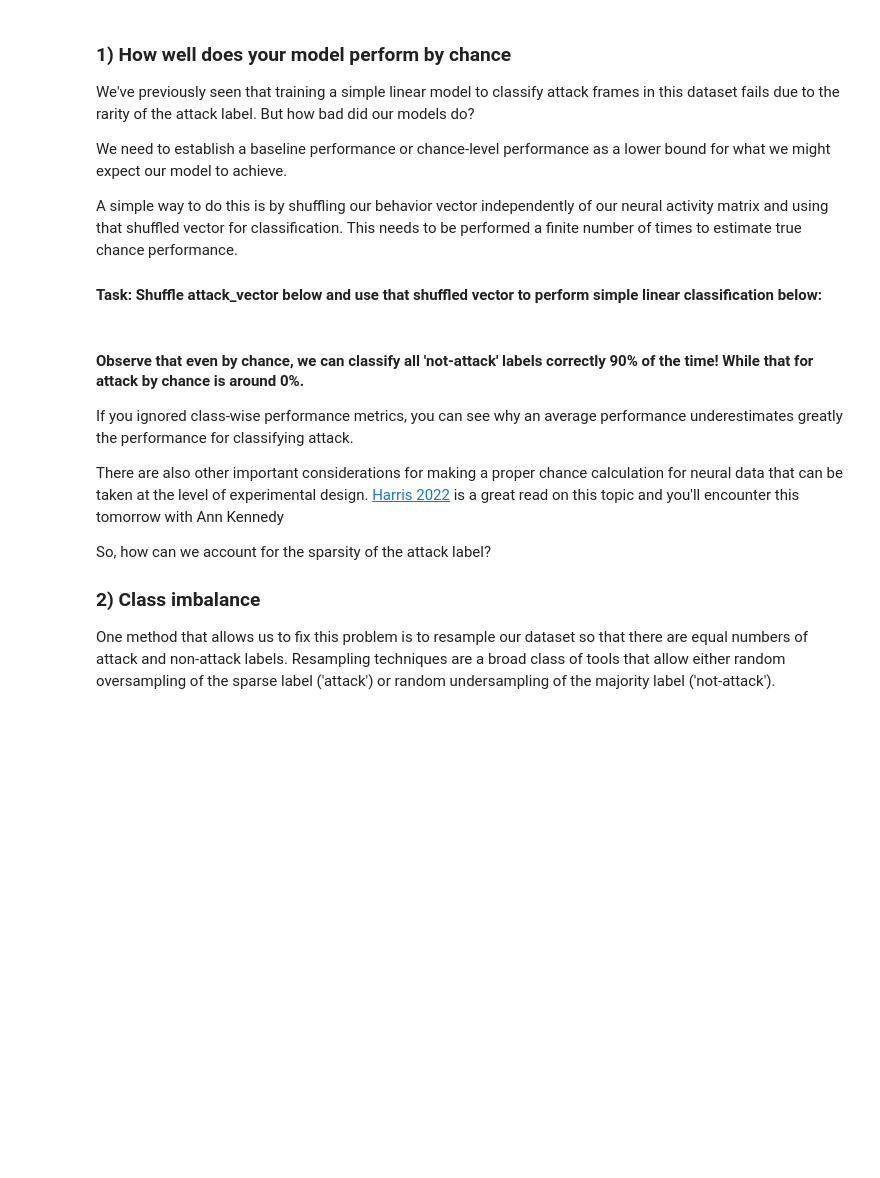
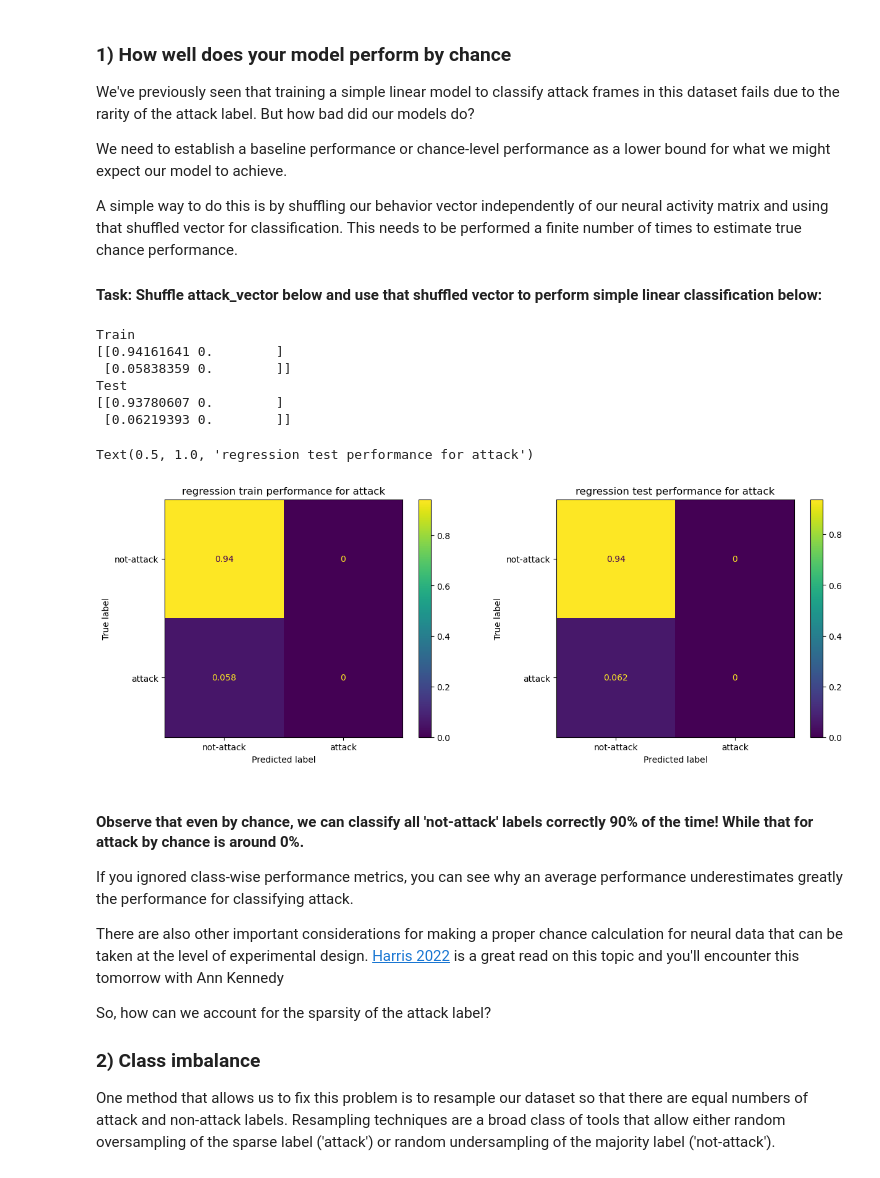
Before and after one commit to GccX11/caltech-neuro, a Jupyter notebook: 07_05_22_day1_overview/code/diy_notebooks/dataset_engineering.ipynb, the cells around one changed output. Saved outputs shown, nothing was run; the diff lists cells and outputs as text; code cells hidden in the pictures; blank space fills up the shorter version.

```diff
--- a/07_05_22_day1_overview/code/diy_notebooks/dataset_engineering.ipynb
+++ b/07_05_22_day1_overview/code/diy_notebooks/dataset_engineering.ipynb
@@ -40,9 +43,9 @@ import imblearn
 Just as before let's load this dataset
 # %%
 remedios_data = loadmat("../../data/hypothalamus_calcium_imaging_remedios_et_al.mat");
-neural_data = remedios_data['neural_data']
-attack_vector = remedios_data['attack_vector']
-sex_vector = remedios_data['sex_vector']
+robs = remedios_data['neural_data']
+attack = remedios_data['attack_vector']
+sex = remedios_data['sex_vector']
 # %% [markdown]
 ### 1) How well does your model perform by chance
 
@@ -58,3 +59,63 @@ A simple way to do this is by shuffling our behavior vector independently of our
+# %%
+# Enter code here:
+# shuffle attack vector
+# vector needs to be transposed (values on different rows)
+# for shuffle to work correctly
+shuffled_attack = shuffle(attack.T)
+
+# fit linear regression model to "predict" the shuffled attack behavior
+# Enter code here:
+import sklearn
+X_train, X_test, y_train, y_test = \
+    sklearn.model_selection.train_test_split(robs.T, shuffled_attack,
+                                             test_size=0.33,
+                                             shuffle=False,
+                                             random_state=42)
+
+reg = sklearn.linear_model.LinearRegression()
+reg.fit(X_train, y_train)
+
+pred_train = reg.predict(X_train)
+pred_test = reg.predict(X_test)
+
+thresh = 0.4
+
+confmat_train = sklearn.metrics.confusion_matrix(y_train, pred_train > thresh, normalize = "pred")
+#confmat_train = confmat_train / np.sum(confmat_train) # sums all by default
+print("Train")
+print(confmat_train)
+
+confmat_test = sklearn.metrics.confusion_matrix(y_test, pred_test > thresh, normalize = "pred")
+#confmat_test = confmat_test / np.sum(confmat_test) # sums all by default
+print("Test")
+print(confmat_test)
+
+disp_train = sklearn.metrics.ConfusionMatrixDisplay(
+    confusion_matrix=confmat_train,
+    display_labels=["not-attack", "attack"])
+
+disp_test = sklearn.metrics.ConfusionMatrixDisplay(
+    confusion_matrix=confmat_test,
+    display_labels=["not-attack", "attack"])
+
+# # Plot performance as confusion matrices
+fig = plt.figure(figsize=(15,5))
+ax1 = plt.subplot(121)
+disp_train.plot(ax = ax1)
+ax1.set_title('regression train performance for attack')
+
+ax2 = plt.subplot(122)
+disp_test.plot(ax = ax2)
+ax2.set_title('regression test performance for attack')
+# %% [output]
+Train
+[[0.94161641 0.        ]
+ [0.05838359 0.        ]]
+Test
+[[0.93780607 0.        ]
+ [0.06219393 0.        ]]
+Text(0.5, 1.0, 'regression test performance for attack')
+[figure, added]
 # %% [markdown]
 #### Observe that even by chance, we can classify all 'not-attack' labels correctly 90% of the time! While that for attack by chance is around 0%.
 
```
Also changed, not shown: parts of 33 cells of this notebook, 1 other file.
